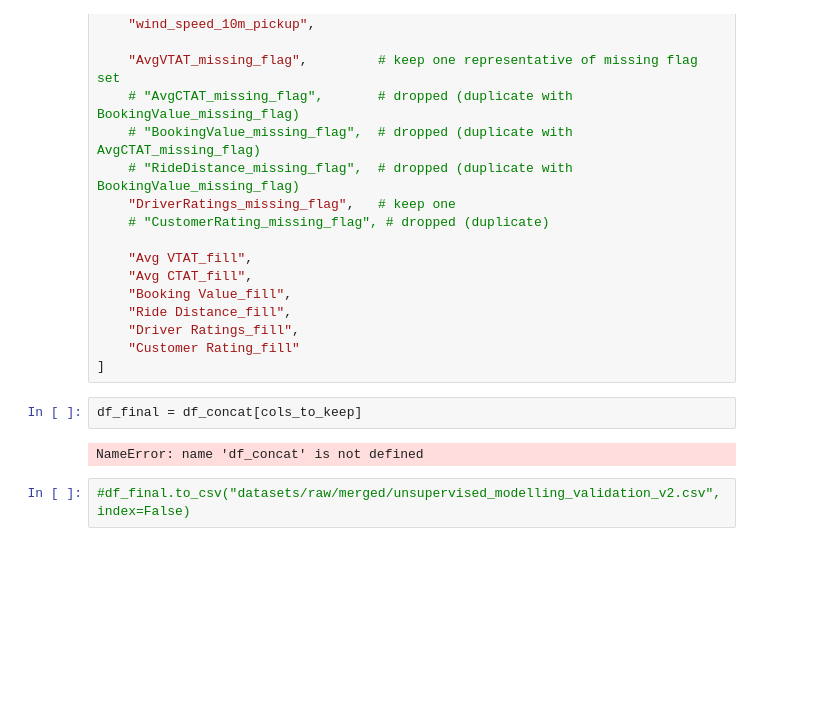
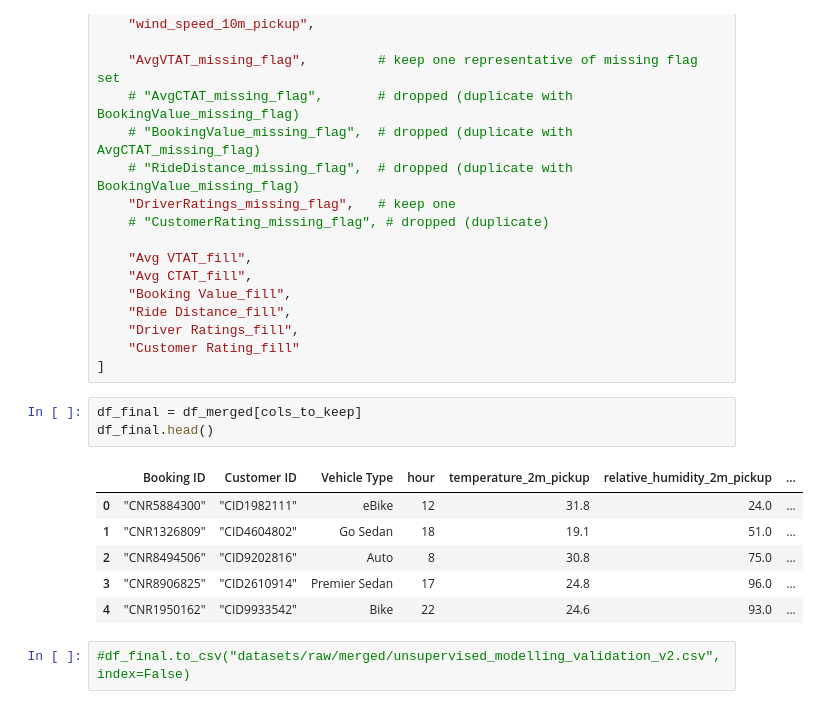
Before and after one commit to NDuan-510/MADS-MS2-Uber-Analysis, a Jupyter notebook: 5.1 Unsupervised Model Correlation.ipynb, the cells around one changed output. Saved outputs shown, nothing was run; the diff lists cells and outputs as text; blank space fills up the shorter version.

```diff
--- a/5.1 Unsupervised Model Correlation.ipynb
+++ b/5.1 Unsupervised Model Correlation.ipynb
@@ -80,8 +128,14 @@ cols_to_keep = [
     "Customer Rating_fill"
 ]
 # %%
-df_final = df_concat[cols_to_keep]
+df_final = df_merged[cols_to_keep]
+df_final.head()
 # %% [output]
-NameError: name 'df_concat' is not defined
+|  | Booking ID | Customer ID | Vehicle Type | hour | temperature_2m_pickup | relative_humidity_2m_pickup | ... |
+| 0 | "CNR5884300" | "CID1982111" | eBike | 12 | 31.8 | 24.0 | ... |
+| 1 | "CNR1326809" | "CID4604802" | Go Sedan | 18 | 19.1 | 51.0 | ... |
+| 2 | "CNR8494506" | "CID9202816" | Auto | 8 | 30.8 | 75.0 | ... |
+| 3 | "CNR8906825" | "CID2610914" | Premier Sedan | 17 | 24.8 | 96.0 | ... |
+| 4 | "CNR1950162" | "CID9933542" | Bike | 22 | 24.6 | 93.0 | ... |
 # %%
 #df_final.to_csv("datasets/raw/merged/unsupervised_modelling_validation_v2.csv", index=False)
```
Also changed, not shown: parts of 5 cells of this notebook.
